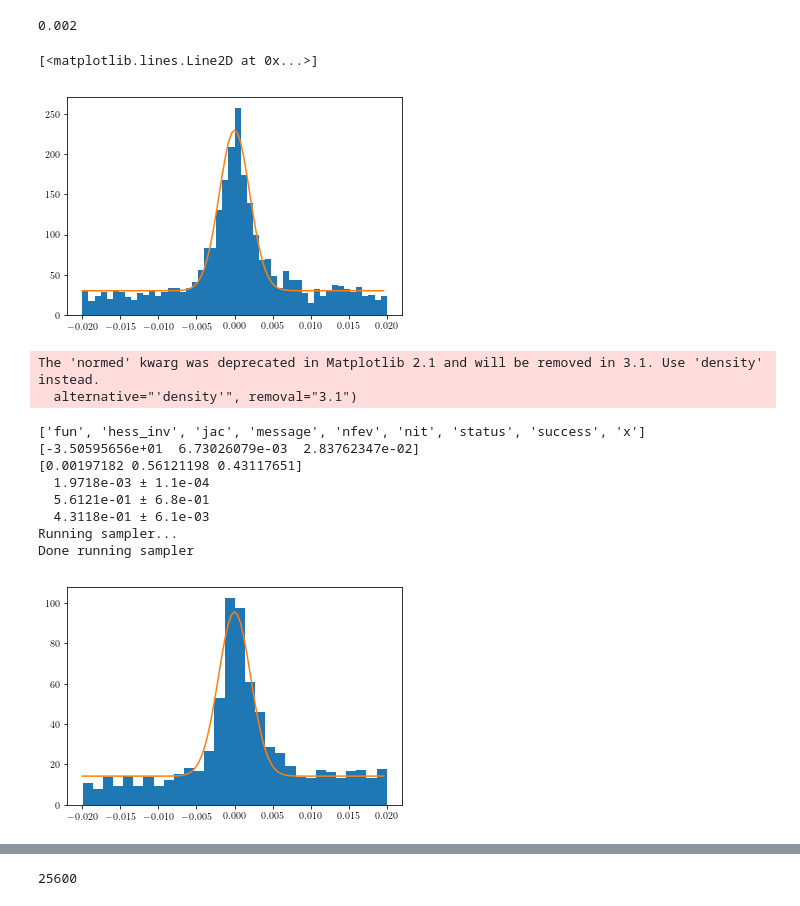
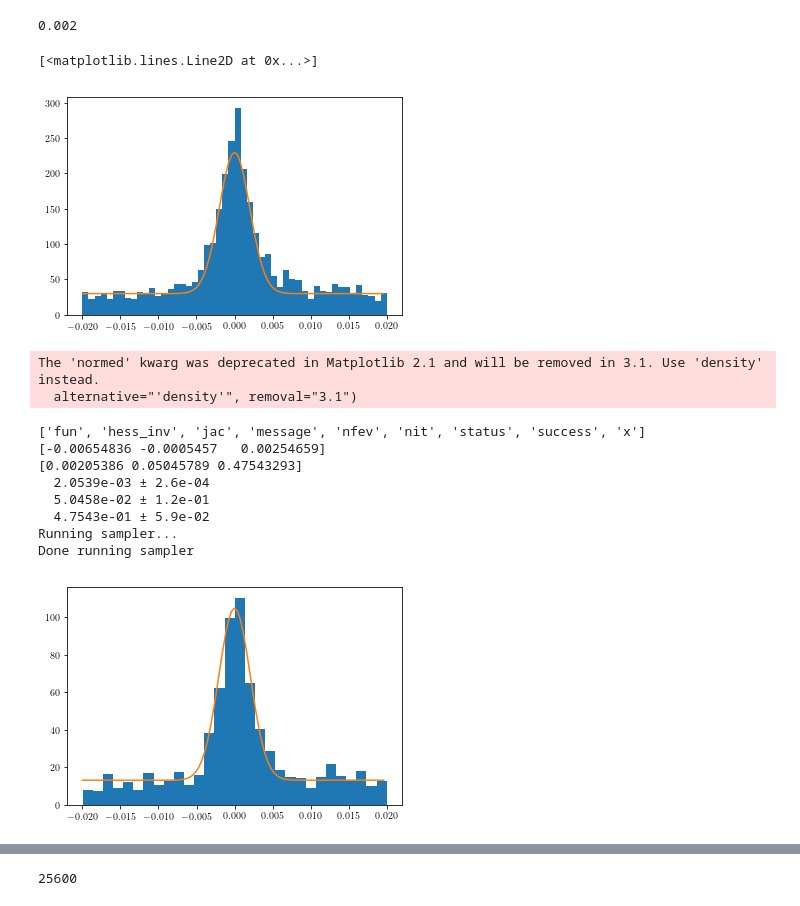
Before and after one commit to chihway/ClusterProfiles, a Jupyter notebook: velocity/PhaseSpace.ipynb, the cells around one changed output, grey strips where cells are left out. Saved outputs shown, nothing was run; the diff lists cells and outputs as text; code cells hidden in the pictures.

```diff
--- a/velocity/PhaseSpace.ipynb
+++ b/velocity/PhaseSpace.ipynb
@@ -17,2 +31,2 @@ Populating the interactive namespace from numpy and matplotlib
 # %%
-velocity = np.loadtxt("phase_space_zmin0.1_zmax0.2_withlam.dat")
+velocity = np.loadtxt("phase_space_zmin0.1_zmax0.2_withlam_withz.dat")
@@ -69,7 +137,7 @@ mplot.plot(ddz, 200*np.exp(-0.5*(ddz)**2/sigma**2) + 30)
 # %% [output]
 0.002
 [<matplotlib.lines.Line2D at 0x...>]
-[figure, old version]
+[figure, new version]
 # %%
 p0 = [0.001, 0.3, 0.1]
 bounds = ((0.0001,0.1), (-1,1.5), (0.01,0.99))
@@ -110,13 +178,13 @@ def lnposterior(params, dz, lamb):
 nll = lambda *args: -lnlikelihood(*args)
 method = 'L-BFGS-B'
 
-r_mask = (R_scale>=4)*(R_scale<5)
-args = (dz[r_mask], Lambda[r_mask])
+r_mask = (R_r>=4)*(R_r<5)
+args = (dz_r[r_mask], Lambda_r[r_mask])
 result = op.minimize(nll, p0, args=args, method = method, options={'disp':True}, bounds = bounds)
 
-mplot.hist(dz[r_mask], bins=30, normed=1)
+mplot.hist(dz_r[r_mask], bins=30, normed=1)
 sigma0, alpha, p = result.x
-sigma  = sigma0* (np.mean(Lambda[r_mask])/30.0)**alpha
+sigma  = sigma0* (np.mean(Lambda_r[r_mask])/30.0)**alpha
 like = p*(2*np.pi*sigma**2)**(-0.5)*np.exp(-0.5*ddz**2/sigma**2) + (1.-p)/0.04
 #*(B*ddz -0.02*B + 1./0.04 + 0.02*0.04) #/0.04
 mplot.plot(ddz, like)
@@ -128,39 +196,39 @@ print(result.x)
 ftol = 2.220446049250313e-09
 tmp_i = np.zeros(len(result.x))
 for i in range(3):
     tmp_i[i] = 1.0
     uncertainty_i = np.sqrt(max(1, abs(result.fun))*ftol*result.hess_inv(tmp_i)[i])
     tmp_i[i] = 0.0
     print('{0:12.4e} ± {1:.1e}'.format(result.x[i], uncertainty_i))
 
 # MCMC
 nwalkers = 128
 start_p0 = result.x
 ndim = len(start_p0)
 
 #Set up initial positions
 p0_walkers = [np.random.randn(ndim)*0.01 + start_p0 for i in range(nwalkers)]
 sampler = emcee.EnsembleSampler(nwalkers, ndim, lnposterior, args=args)
 
 print("Running sampler...")
 num_samps = 100
 sampler.run_mcmc(p0_walkers, num_samps)
 
 print("Done running sampler")
 chain = sampler.flatchain
 lnlike = sampler.flatlnprobability
 # %% [output]
 The 'normed' kwarg was deprecated in Matplotlib 2.1 and will be removed in 3.1. Use 'density' instead.
   alternative="'density'", removal="3.1")
 ['fun', 'hess_inv', 'jac', 'message', 'nfev', 'nit', 'status', 'success', 'x']
-[-3.50595656e+01  6.73026079e-03  2.83762347e-02]
-[0.00197182 0.56121198 0.43117651]
-  1.9718e-03 ± 1.1e-04
-  5.6121e-01 ± 6.8e-01
-  4.3118e-01 ± 6.1e-03
+[-0.00654836 -0.0005457   0.00254659]
+[0.00205386 0.05045789 0.47543293]
+  2.0539e-03 ± 2.6e-04
+  5.0458e-02 ± 1.2e-01
+  4.7543e-01 ± 5.9e-02
 Running sampler...
 Done running sampler
-[figure, old version]
+[figure, new version]
 # %%
 # ftol = 1e-8
 
```
Also changed, not shown: parts of 12 cells of this notebook, 2 other files.
